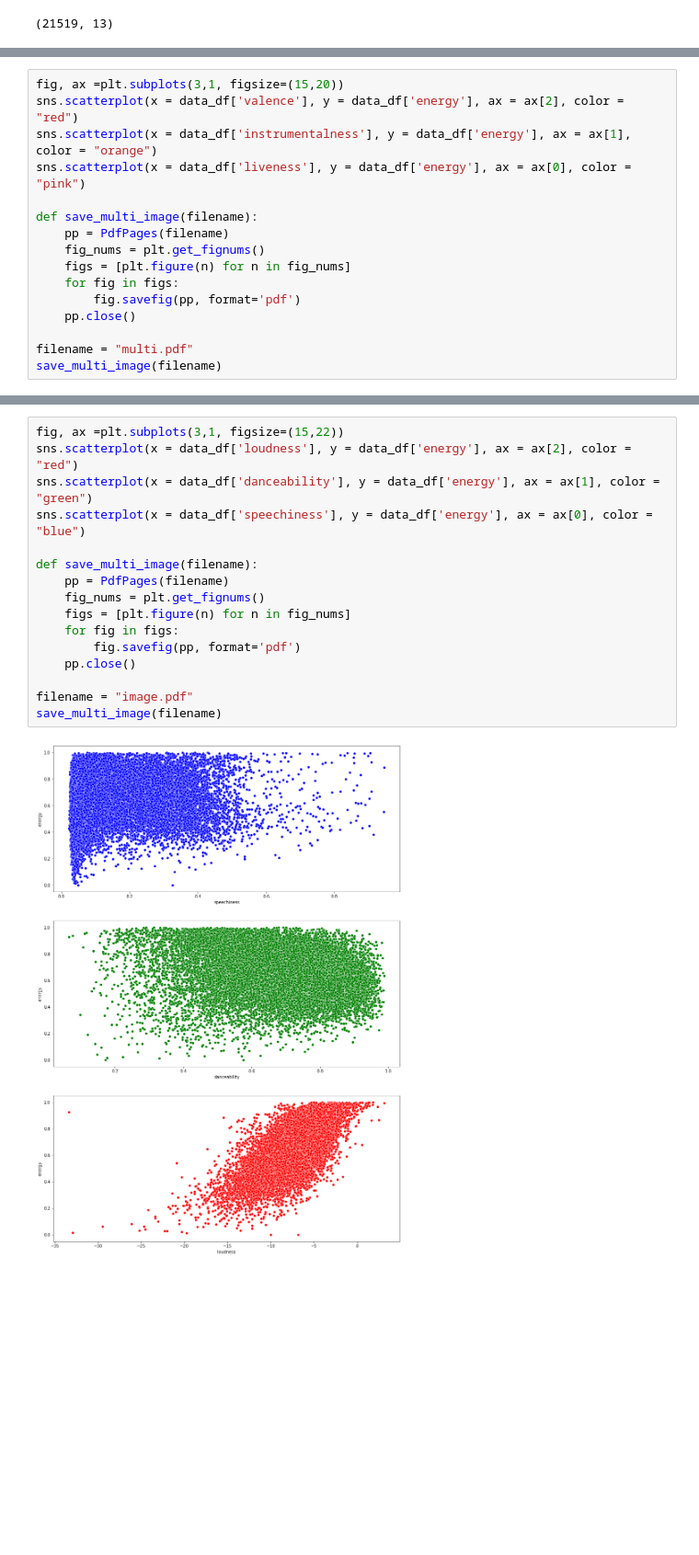
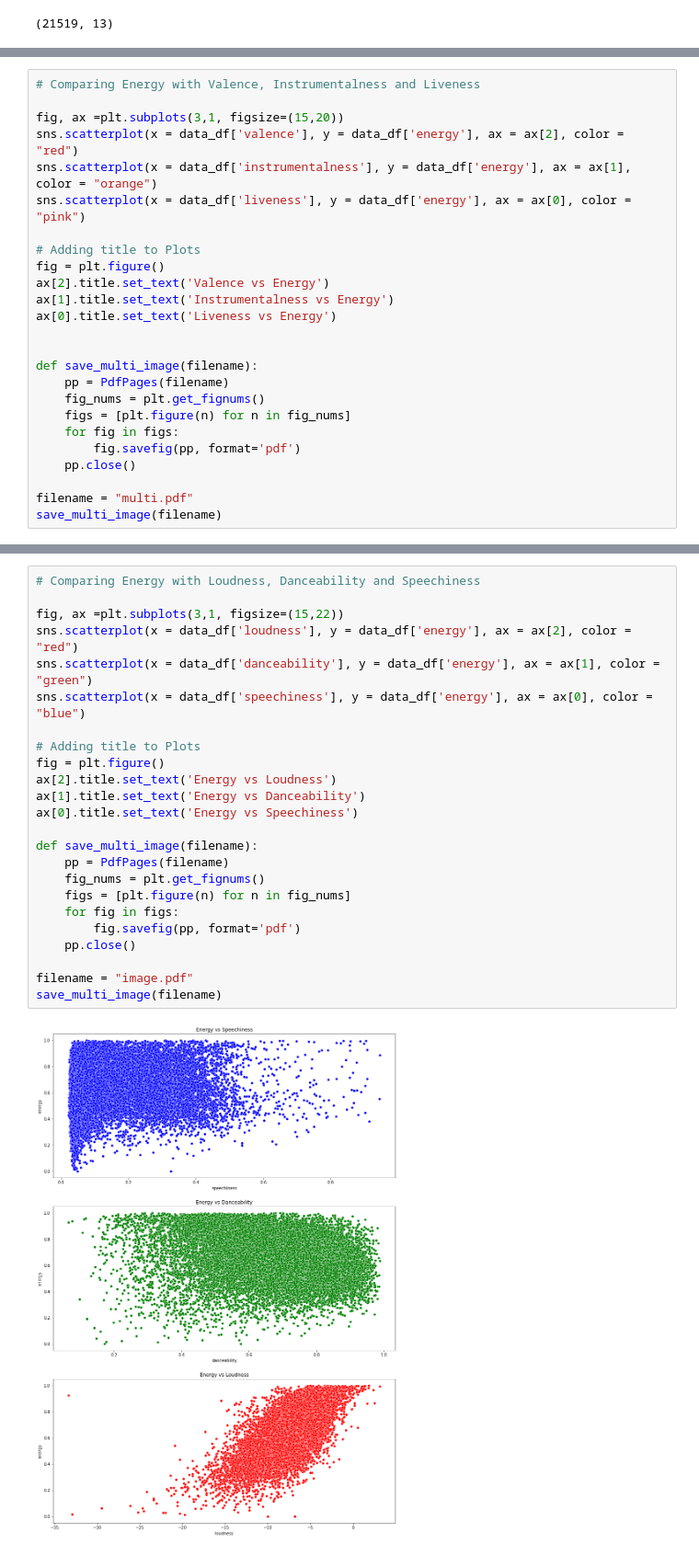
Before and after one commit to olalekeolaleke/Track-Information-and-Mood-Detector, a Jupyter notebook: analysis.ipynb, the cells around one changed output, grey strips where cells are left out. Shown at 92% size. Cells and saved outputs as stored; diff of their text form; blank space fills up the shorter version.

```diff
--- a/analysis.ipynb
+++ b/analysis.ipynb
@@ -79,8 +85,17 @@ data_df.describe()
 # %%
+# Comparing Energy with Valence, Instrumentalness and Liveness
+
 fig, ax =plt.subplots(3,1, figsize=(15,20))
 sns.scatterplot(x = data_df['valence'], y = data_df['energy'], ax = ax[2], color = "red")
 sns.scatterplot(x = data_df['instrumentalness'], y = data_df['energy'], ax = ax[1], color = "orange")
 sns.scatterplot(x = data_df['liveness'], y = data_df['energy'], ax = ax[0], color = "pink")
+
+# Adding title to Plots
+fig = plt.figure()
+ax[2].title.set_text('Valence vs Energy')
+ax[1].title.set_text('Instrumentalness vs Energy')
+ax[0].title.set_text('Liveness vs Energy')
+
 
 def save_multi_image(filename):
     pp = PdfPages(filename)
@@ -97,18 +113,26 @@ save_multi_image(filename)
 # %%
+# Comparing Energy with Loudness, Danceability and Speechiness
+
 fig, ax =plt.subplots(3,1, figsize=(15,22))
 sns.scatterplot(x = data_df['loudness'], y = data_df['energy'], ax = ax[2], color = "red")
 sns.scatterplot(x = data_df['danceability'], y = data_df['energy'], ax = ax[1], color = "green")
 sns.scatterplot(x = data_df['speechiness'], y = data_df['energy'], ax = ax[0], color = "blue")
+
+# Adding title to Plots
+fig = plt.figure()
+ax[2].title.set_text('Energy vs Loudness')
+ax[1].title.set_text('Energy vs Danceability')
+ax[0].title.set_text('Energy vs Speechiness')
 
 def save_multi_image(filename):
     pp = PdfPages(filename)
     fig_nums = plt.get_fignums()
     figs = [plt.figure(n) for n in fig_nums]
     for fig in figs:
         fig.savefig(pp, format='pdf')
     pp.close()
 
 filename = "image.pdf"
 save_multi_image(filename)
 # %% [output]
-[figure, old version]
+[figure, new version]
```
Also changed, not shown: parts of 6 cells of this notebook.
